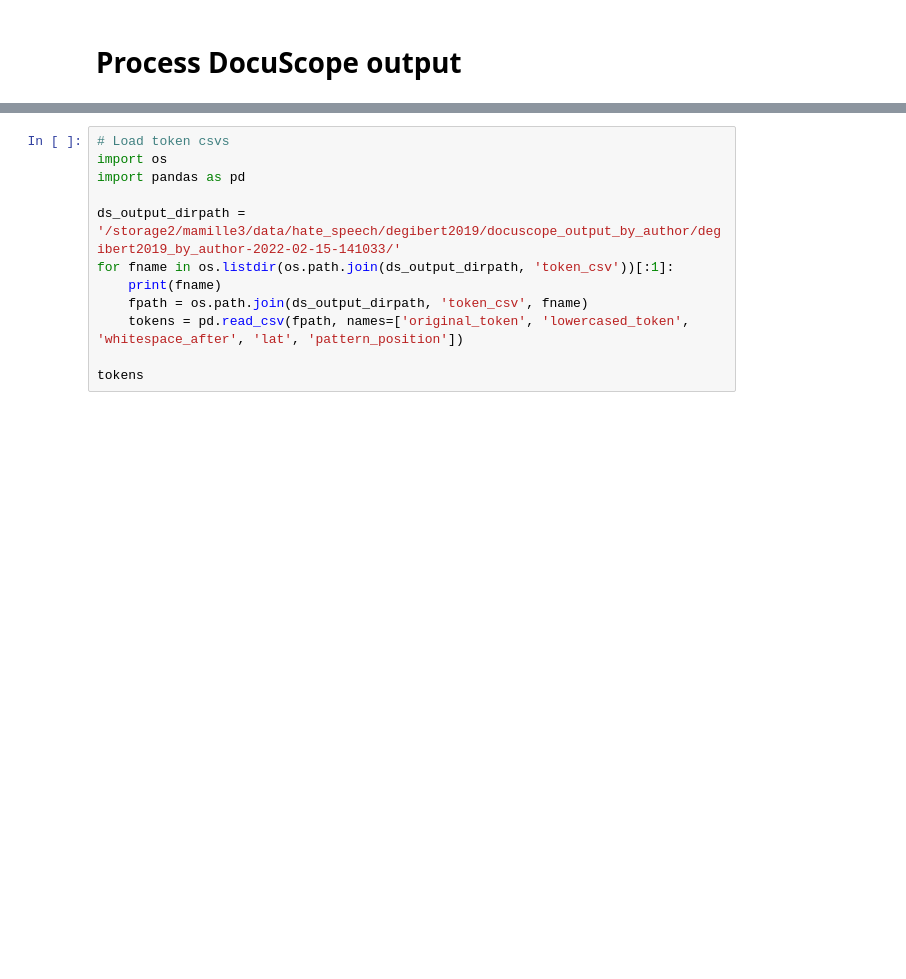
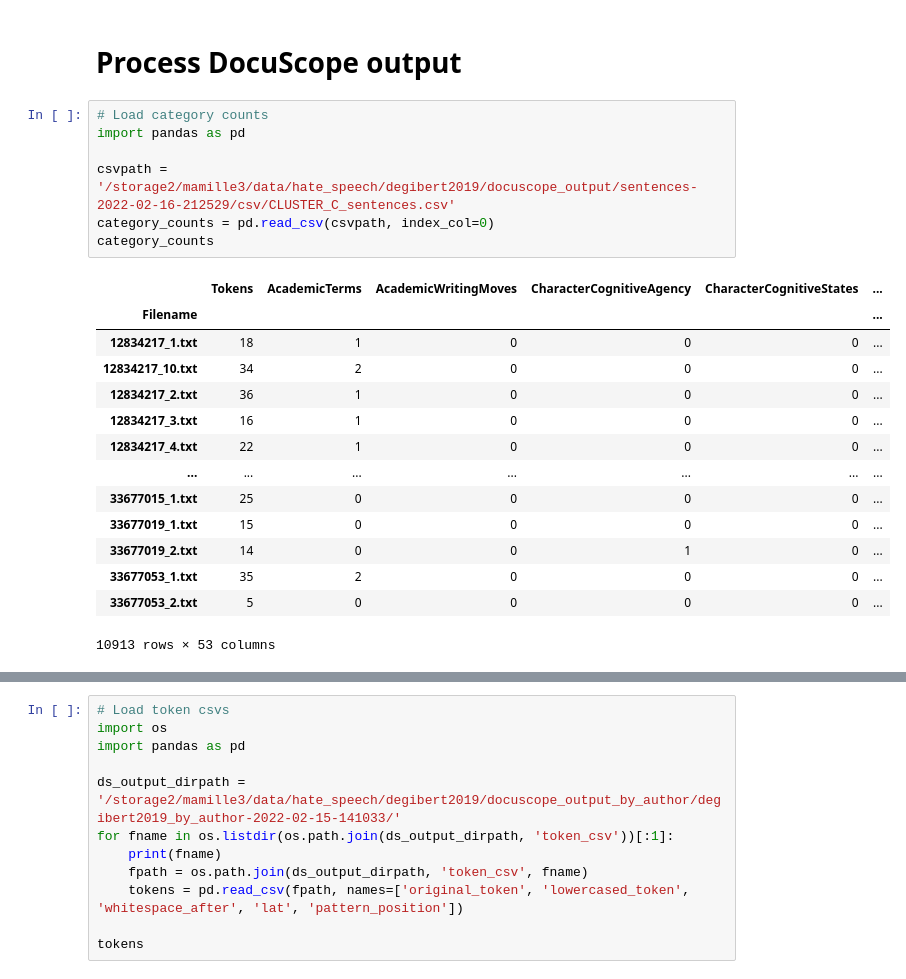
Before and after one commit to michaelmilleryoder/hate_speech_rhetoric, a Jupyter notebook: jupyter/docuscope_output.ipynb, the cells around one changed output, grey strips where cells are left out. Drawn from its saved outputs; the diff is of its cells as text; blank space fills up the shorter version.

```diff
--- a/jupyter/docuscope_output.ipynb
+++ b/jupyter/docuscope_output.ipynb
@@ -1,2 +1,24 @@
 # %% [markdown]
 # Process DocuScope output
+# %%
+# Load category counts
+import pandas as pd
+
+csvpath = '/storage2/mamille3/data/hate_speech/degibert2019/docuscope_output/sentences-2022-02-16-212529/csv/CLUSTER_C_sentences.csv'
+category_counts = pd.read_csv(csvpath, index_col=0)
+category_counts
+# %% [output]
+|  | Tokens | AcademicTerms | AcademicWritingMoves | CharacterCognitiveAgency | CharacterCognitiveStates | ... |
+| Filename |  |  |  |  |  | ... |
+| 12834217_1.txt | 18 | 1 | 0 | 0 | 0 | ... |
+| 12834217_10.txt | 34 | 2 | 0 | 0 | 0 | ... |
+| 12834217_2.txt | 36 | 1 | 0 | 0 | 0 | ... |
+| 12834217_3.txt | 16 | 1 | 0 | 0 | 0 | ... |
+| 12834217_4.txt | 22 | 1 | 0 | 0 | 0 | ... |
+| ... | ... | ... | ... | ... | ... | ... |
+| 33677015_1.txt | 25 | 0 | 0 | 0 | 0 | ... |
+| 33677019_1.txt | 15 | 0 | 0 | 0 | 0 | ... |
+| 33677019_2.txt | 14 | 0 | 0 | 1 | 0 | ... |
+| 33677053_1.txt | 35 | 2 | 0 | 0 | 0 | ... |
+| 33677053_2.txt | 5 | 0 | 0 | 0 | 0 | ... |
+10913 rows × 53 columns
```
Also changed, not shown: parts of 11 cells of this notebook, 1 other file.
